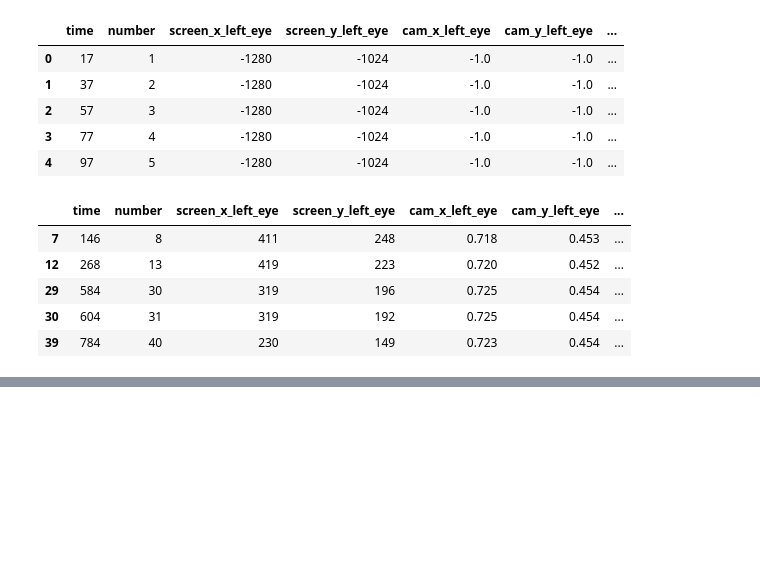
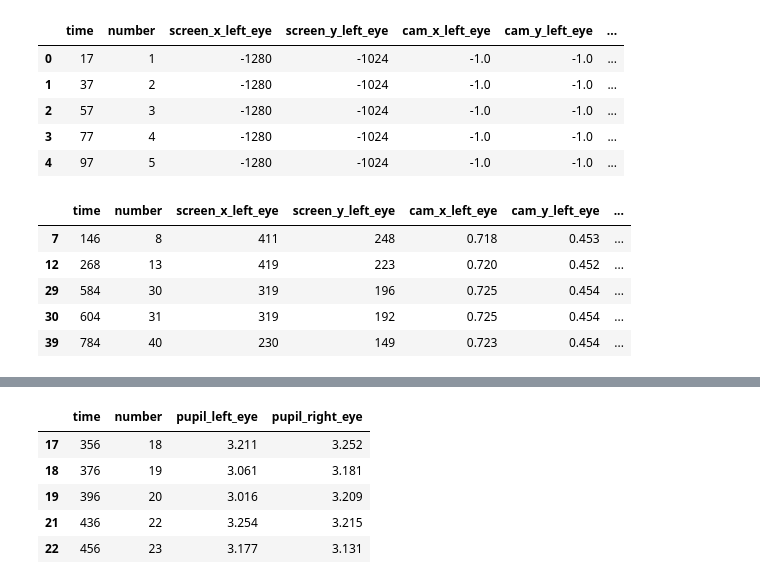
Before and after one commit to AishwaryaBhosale/CECS-450-Project-2, a Jupyter notebook: CECS 450 Project 2.ipynb, the cells around one changed output, grey strips where cells are left out. Drawn from its saved outputs; the diff is of its cells as text; code cells hidden in the pictures; blank space fills up the shorter version.

```diff
--- a/CECS 450 Project 2.ipynb
+++ b/CECS 450 Project 2.ipynb
@@ -155,0 +177,13 @@ baselineGzd.head()
+# %%
+finalGraph = graphGzd.loc[((graphGzd['code_left_eye'] == 0) & (graphGzd['code_right_eye'] == 0))]
+finalGraph = finalGraph.drop(['screen_x_left_eye','screen_y_left_eye','cam_x_left_eye','cam_y_left_eye',
+                     'distance_left_eye','screen_x_right_eye','screen_y_right_eye','cam_x_rigth_eye',
+                     'cam_y_right_eye', 'distance_right_eye','code_left_eye','code_right_eye'],axis = 1)
+finalGraph.head()
+# %% [output]
+|  | time | number | pupil_left_eye | pupil_right_eye |
+| 17 | 356 | 18 | 3.211 | 3.252 |
+| 18 | 376 | 19 | 3.061 | 3.181 |
+| 19 | 396 | 20 | 3.016 | 3.209 |
+| 21 | 436 | 22 | 3.254 | 3.215 |
+| 22 | 456 | 23 | 3.177 | 3.131 |
```
Also changed, not shown: parts of 8 cells of this notebook.
